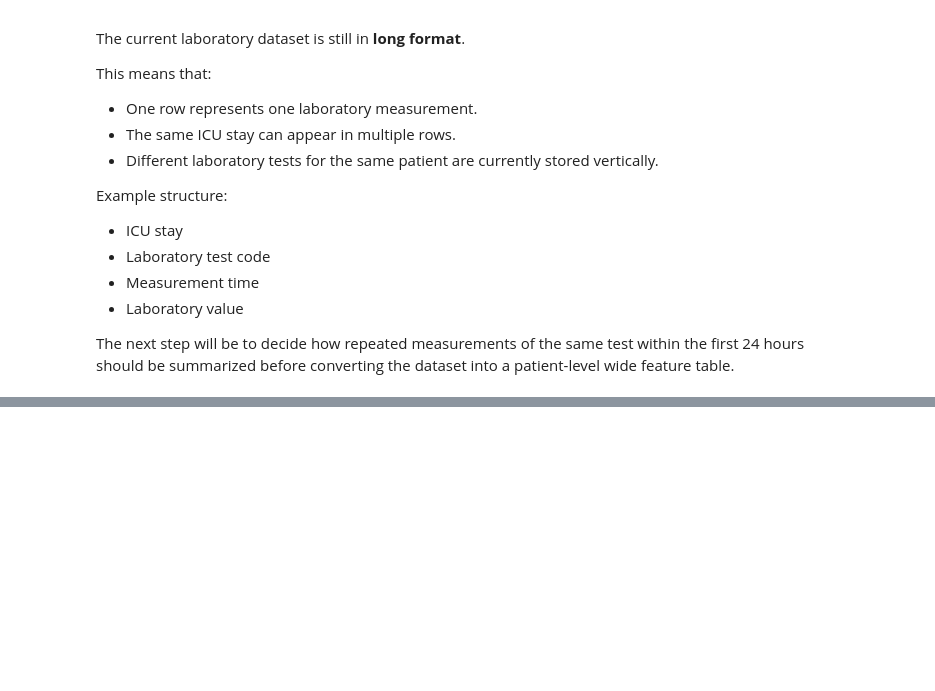
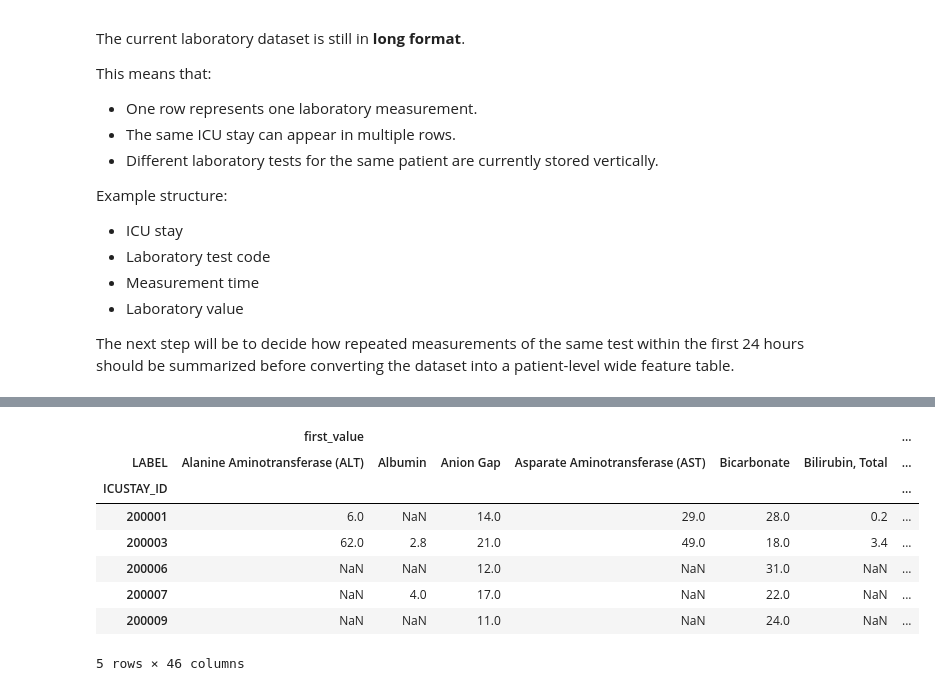
Before and after one commit to sengulozaydin/icu-risk-prediction, a Jupyter notebook: notebooks/01_data_overview.ipynb, the cells around one changed output, grey strips where cells are left out. Cells and saved outputs as stored; diff of their text form; code cells hidden in the pictures; blank space fills up the shorter version.

Commit message:
Engineer first-24h laboratory features

```diff
--- a/notebooks/01_data_overview.ipynb
+++ b/notebooks/01_data_overview.ipynb
@@ -1305,3 +1305,16 @@ Example structure:
 - Laboratory value
 
 The next step will be to decide how repeated measurements of the same test within the first 24 hours should be summarized before converting the dataset into a patient-level wide feature table.
+# %%
+lab_first_24h_df = lab_first_24h_df.sort_values(
+    ["ICUSTAY_ID", "ITEMID", "CHARTTIME"]
+)
+# %%
+lab_first_last_df = (
+    lab_first_24h_df
+    .groupby(["ICUSTAY_ID", "ITEMID"])["VALUENUM"]
+    .agg(first_value="first", last_value="last")
+    .reset_index()
+)
+
+lab_first_last_df.head()
@@ -1307,0 +1328,8 @@ The next step will be to decide how repeated measurements of the same test withi
+# %%
+lab_first_last_named_df = lab_first_last_df.merge(
+    selected_lab_tests[["ITEMID", "LABEL"]],
+    on="ITEMID",
+    how="left"
+)
+
+lab_first_last_named_df.head()
@@ -1307,0 +1343,18 @@ The next step will be to decide how repeated measurements of the same test withi
+# %%
+lab_wide_df = lab_first_last_named_df.pivot(
+    index="ICUSTAY_ID",
+    columns="LABEL",
+    values=["first_value", "last_value"]
+)
+
+lab_wide_df.head()
+# %% [output]
+|  | first_value |  |  |  |  |  | ... |
+| LABEL | Alanine Aminotransferase (ALT) | Albumin | Anion Gap | Asparate Aminotransferase (AST) | Bicarbonate | Bilirubin, Total | ... |
+| ICUSTAY_ID |  |  |  |  |  |  | ... |
+| 200001 | 6.0 | NaN | 14.0 | 29.0 | 28.0 | 0.2 | ... |
+| 200003 | 62.0 | 2.8 | 21.0 | 49.0 | 18.0 | 3.4 | ... |
+| 200006 | NaN | NaN | 12.0 | NaN | 31.0 | NaN | ... |
+| 200007 | NaN | 4.0 | 17.0 | NaN | 22.0 | NaN | ... |
+| 200009 | NaN | NaN | 11.0 | NaN | 24.0 | NaN | ... |
+5 rows × 46 columns
```
Also changed, not shown: parts of 9 cells of this notebook, 1 other file.
